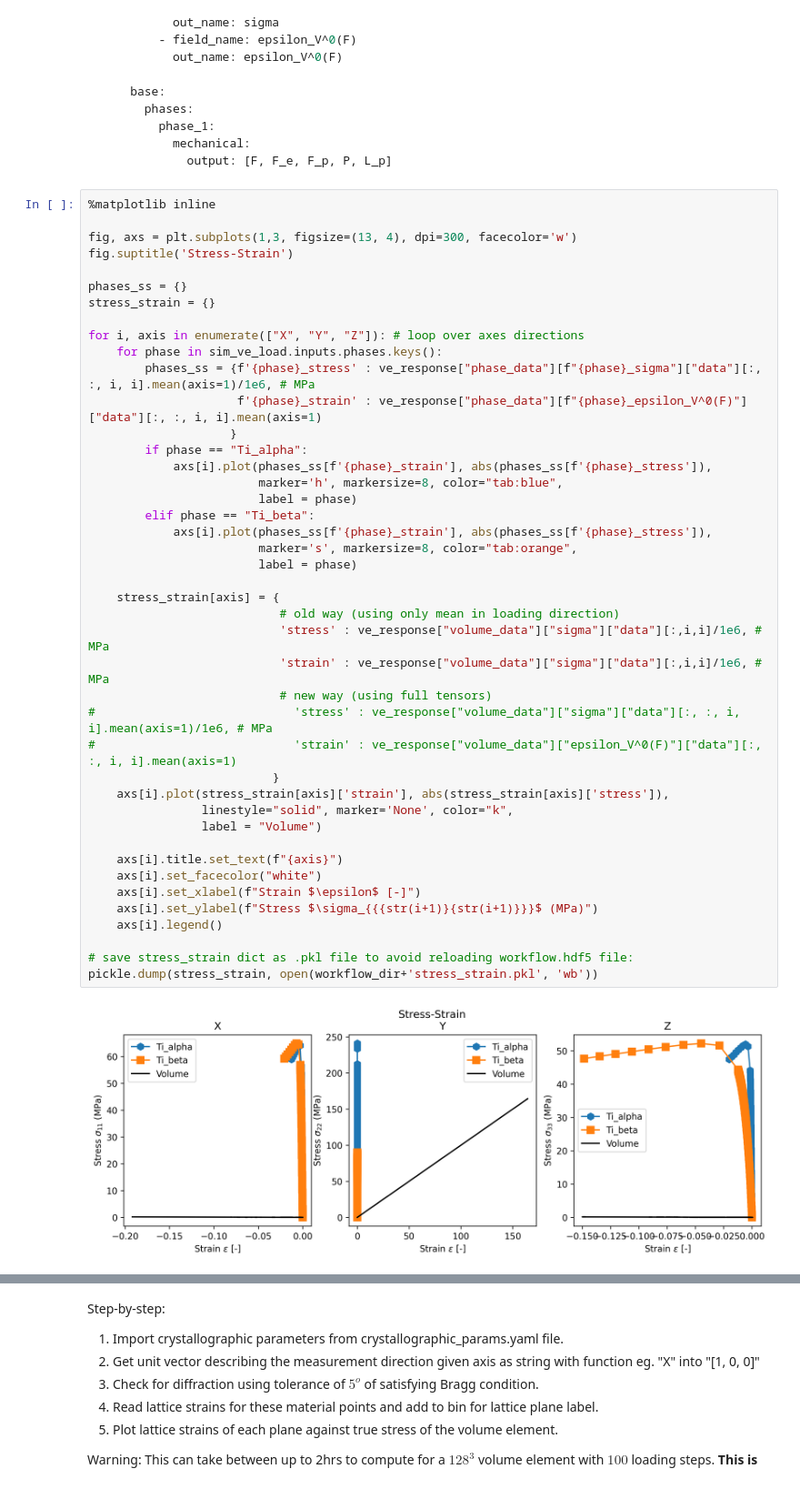
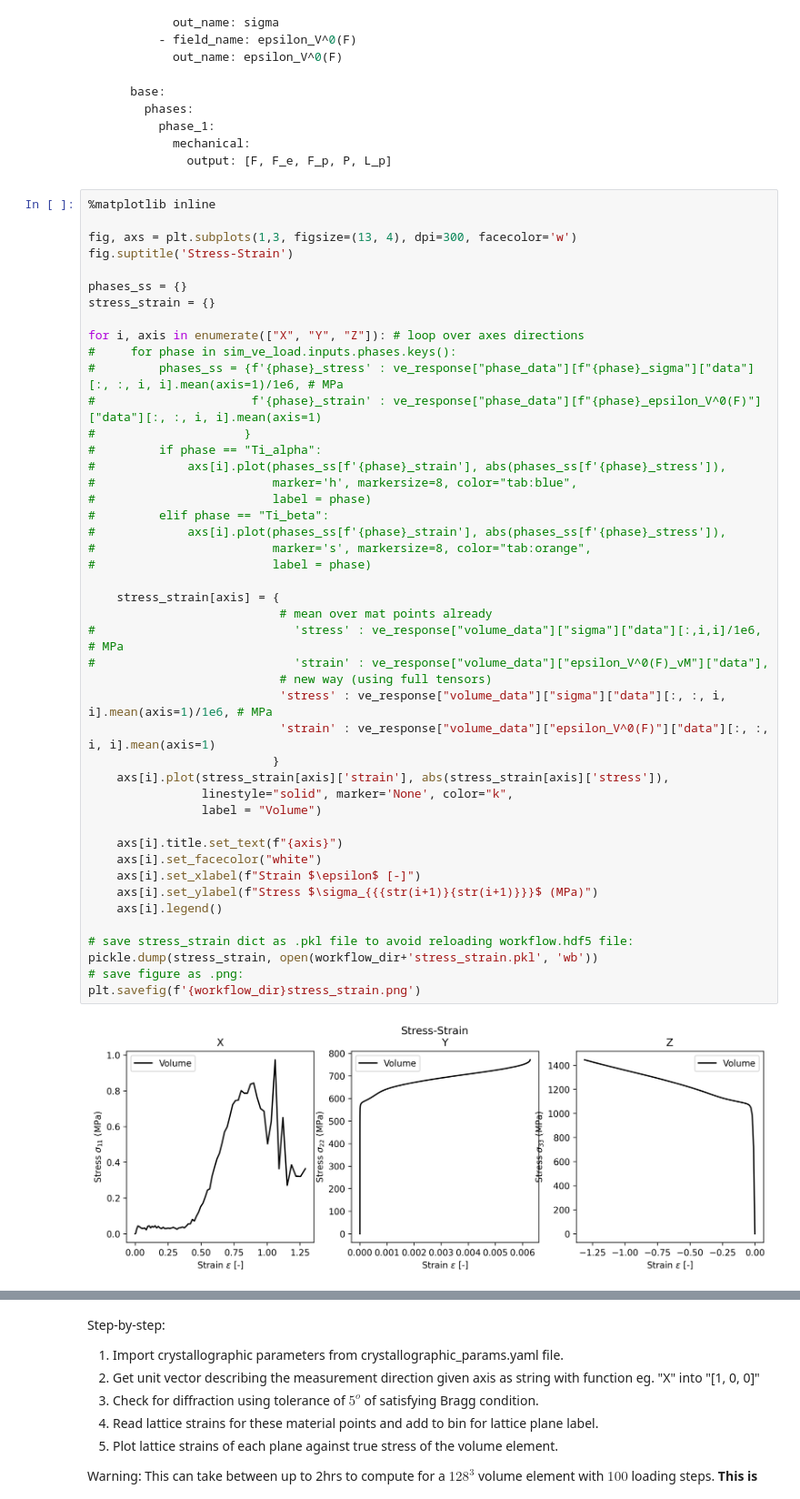
Before and after one commit to LightForm-group/Diffraction-postprocessing, a Jupyter notebook: Matflow_postproc_example.ipynb, the cells around one changed output, grey strips where cells are left out. Shown at 91% size. Saved outputs shown, nothing was run; the diff lists cells and outputs as text.

```diff
--- a/Matflow_postproc_example.ipynb
+++ b/Matflow_postproc_example.ipynb
@@ -77,45 +76,47 @@ Required arguments in `workflow.yaml`:
 # %%
 %matplotlib inline
 
 fig, axs = plt.subplots(1,3, figsize=(13, 4), dpi=300, facecolor='w')
 fig.suptitle('Stress-Strain')
 
 phases_ss = {}
 stress_strain = {}
 
 for i, axis in enumerate(["X", "Y", "Z"]): # loop over axes directions
-    for phase in sim_ve_load.inputs.phases.keys():
-        phases_ss = {f'{phase}_stress' : ve_response["phase_data"][f"{phase}_sigma"]["data"][:, :, i, i].mean(axis=1)/1e6, # MPa
-                     f'{phase}_strain' : ve_response["phase_data"][f"{phase}_epsilon_V^0(F)"]["data"][:, :, i, i].mean(axis=1)
-                    }
-        if phase == "Ti_alpha":
-            axs[i].plot(phases_ss[f'{phase}_strain'], abs(phases_ss[f'{phase}_stress']),
-                        marker='h', markersize=8, color="tab:blue",
-                        label = phase)
-        elif phase == "Ti_beta":
-            axs[i].plot(phases_ss[f'{phase}_strain'], abs(phases_ss[f'{phase}_stress']),
-                        marker='s', markersize=8, color="tab:orange",
-                        label = phase)
+#     for phase in sim_ve_load.inputs.phases.keys():
+#         phases_ss = {f'{phase}_stress' : ve_response["phase_data"][f"{phase}_sigma"]["data"][:, :, i, i].mean(axis=1)/1e6, # MPa
+#                      f'{phase}_strain' : ve_response["phase_data"][f"{phase}_epsilon_V^0(F)"]["data"][:, :, i, i].mean(axis=1)
+#                     }
+#         if phase == "Ti_alpha":
+#             axs[i].plot(phases_ss[f'{phase}_strain'], abs(phases_ss[f'{phase}_stress']),
+#                         marker='h', markersize=8, color="tab:blue",
+#                         label = phase)
+#         elif phase == "Ti_beta":
+#             axs[i].plot(phases_ss[f'{phase}_strain'], abs(phases_ss[f'{phase}_stress']),
+#                         marker='s', markersize=8, color="tab:orange",
+#                         label = phase)
 
     stress_strain[axis] = {
-                           # old way (using only mean in loading direction)
-                           'stress' : ve_response["volume_data"]["sigma"]["data"][:,i,i]/1e6, # MPa
-                           'strain' : ve_response["volume_data"]["sigma"]["data"][:,i,i]/1e6, # MPa
+                           # mean over mat points already
+#                            'stress' : ve_response["volume_data"]["sigma"]["data"][:,i,i]/1e6, # MPa
+#                            'strain' : ve_response["volume_data"]["epsilon_V^0(F)_vM"]["data"],
                            # new way (using full tensors)
-#                            'stress' : ve_response["volume_data"]["sigma"]["data"][:, :, i, i].mean(axis=1)/1e6, # MPa
-#                            'strain' : ve_response["volume_data"]["epsilon_V^0(F)"]["data"][:, :, i, i].mean(axis=1)
+                           'stress' : ve_response["volume_data"]["sigma"]["data"][:, :, i, i].mean(axis=1)/1e6, # MPa
+                           'strain' : ve_response["volume_data"]["epsilon_V^0(F)"]["data"][:, :, i, i].mean(axis=1)
                           }
     axs[i].plot(stress_strain[axis]['strain'], abs(stress_strain[axis]['stress']),
                 linestyle="solid", marker='None', color="k",
                 label = "Volume")
 
     axs[i].title.set_text(f"{axis}")
     axs[i].set_facecolor("white")
     axs[i].set_xlabel(f"Strain $\epsilon$ [-]")
     axs[i].set_ylabel(f"Stress $\sigma_{{{str(i+1)}{str(i+1)}}}$ (MPa)")
     axs[i].legend()
 
 # save stress_strain dict as .pkl file to avoid reloading workflow.hdf5 file:
 pickle.dump(stress_strain, open(workflow_dir+'stress_strain.pkl', 'wb'))
+# save figure as .png:
+plt.savefig(f'{workflow_dir}stress_strain.png')
 # %% [output]
-[figure, old version]
+[figure, new version]
```
Also changed, not shown: parts of 18 cells of this notebook, 7 other files.
